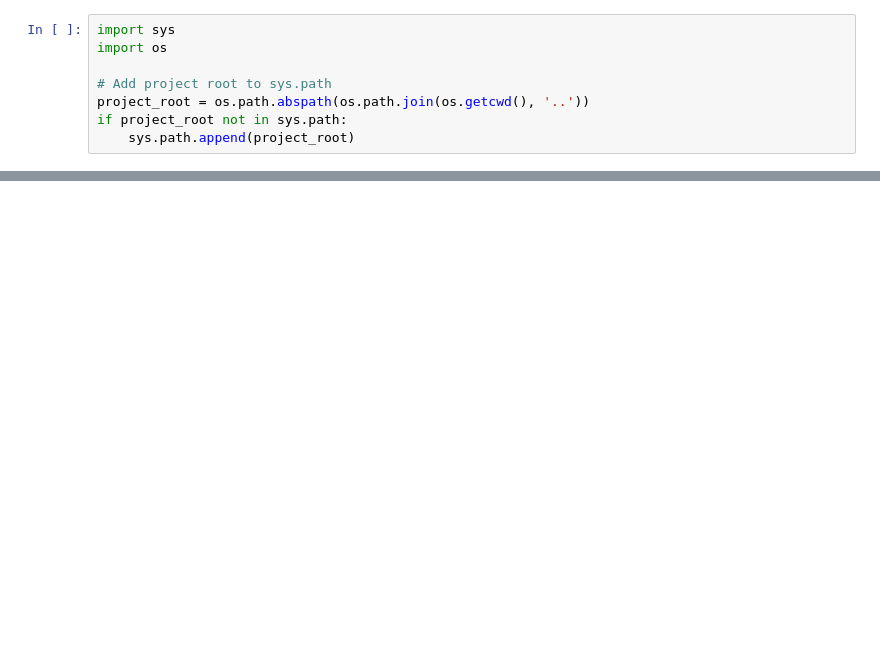
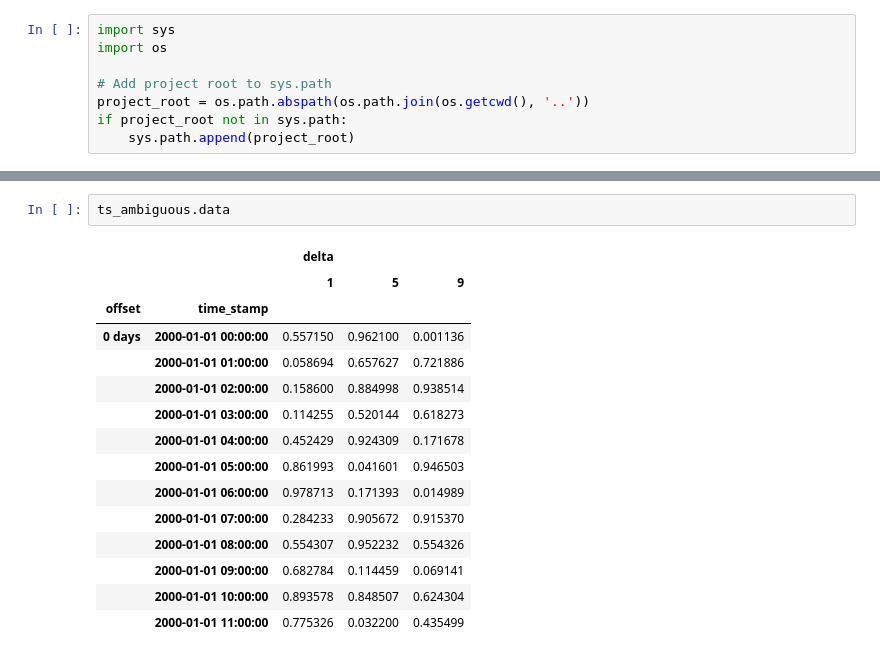
Before and after one commit to connected-intelligent-systems/forcateri, a Jupyter notebook: notebooks/ts_test.ipynb, the cells around one changed output, grey strips where cells are left out. Saved outputs shown, nothing was run; the diff lists cells and outputs as text; blank space fills up the shorter version.

```diff
--- a/notebooks/ts_test.ipynb
+++ b/notebooks/ts_test.ipynb
@@ -83,0 +190,18 @@ test
+# %%
+ts_ambiguous.data
+# %% [output]
+|  |  | delta |  |  |
+|  |  | 1 | 5 | 9 |
+| offset | time_stamp |  |  |  |
+| 0 days | 2000-01-01 00:00:00 | 0.557150 | 0.962100 | 0.001136 |
+|  | 2000-01-01 01:00:00 | 0.058694 | 0.657627 | 0.721886 |
+|  | 2000-01-01 02:00:00 | 0.158600 | 0.884998 | 0.938514 |
+|  | 2000-01-01 03:00:00 | 0.114255 | 0.520144 | 0.618273 |
+|  | 2000-01-01 04:00:00 | 0.452429 | 0.924309 | 0.171678 |
+|  | 2000-01-01 05:00:00 | 0.861993 | 0.041601 | 0.946503 |
+|  | 2000-01-01 06:00:00 | 0.978713 | 0.171393 | 0.014989 |
+|  | 2000-01-01 07:00:00 | 0.284233 | 0.905672 | 0.915370 |
+|  | 2000-01-01 08:00:00 | 0.554307 | 0.952232 | 0.554326 |
+|  | 2000-01-01 09:00:00 | 0.682784 | 0.114459 | 0.069141 |
+|  | 2000-01-01 10:00:00 | 0.893578 | 0.848507 | 0.624304 |
+|  | 2000-01-01 11:00:00 | 0.775326 | 0.032200 | 0.435499 |
```
Also changed, not shown: parts of 23 cells of this notebook, 1 other file.
